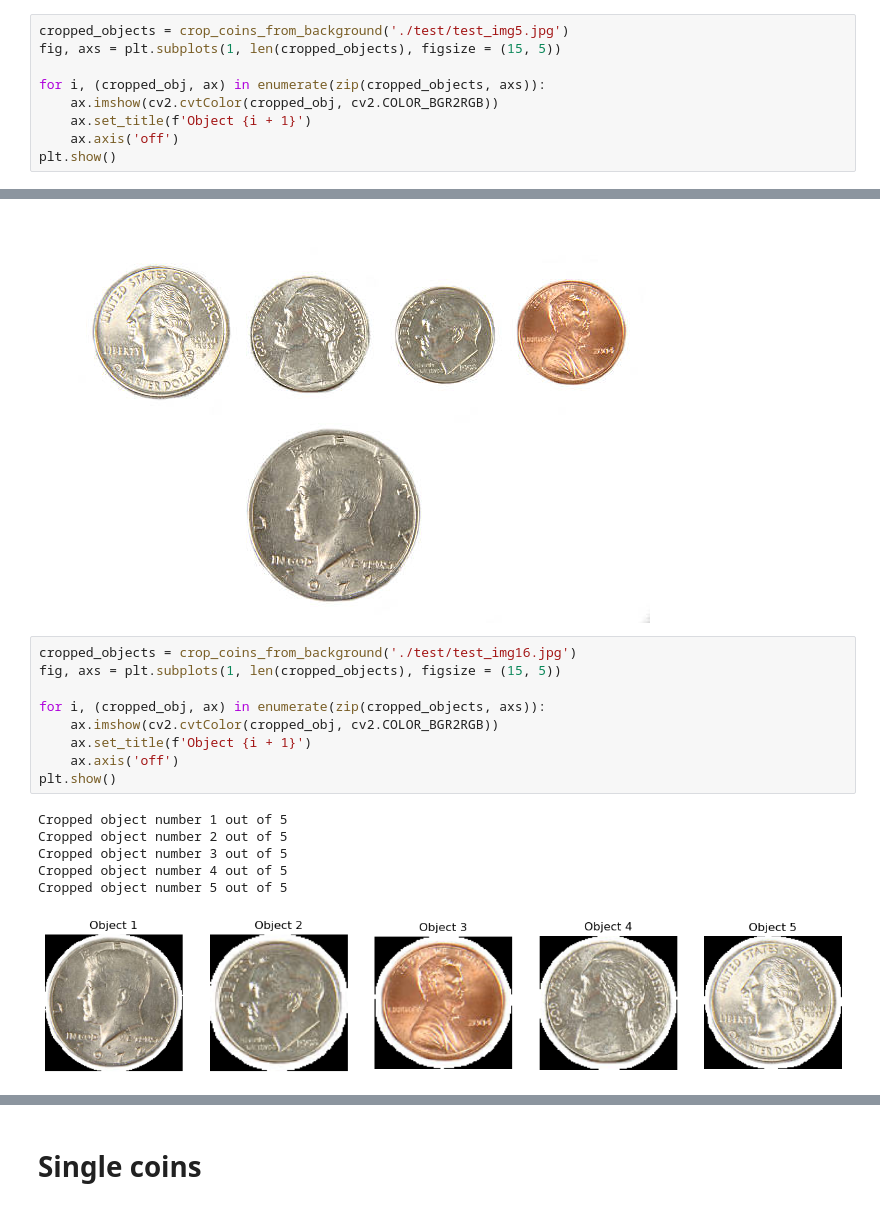
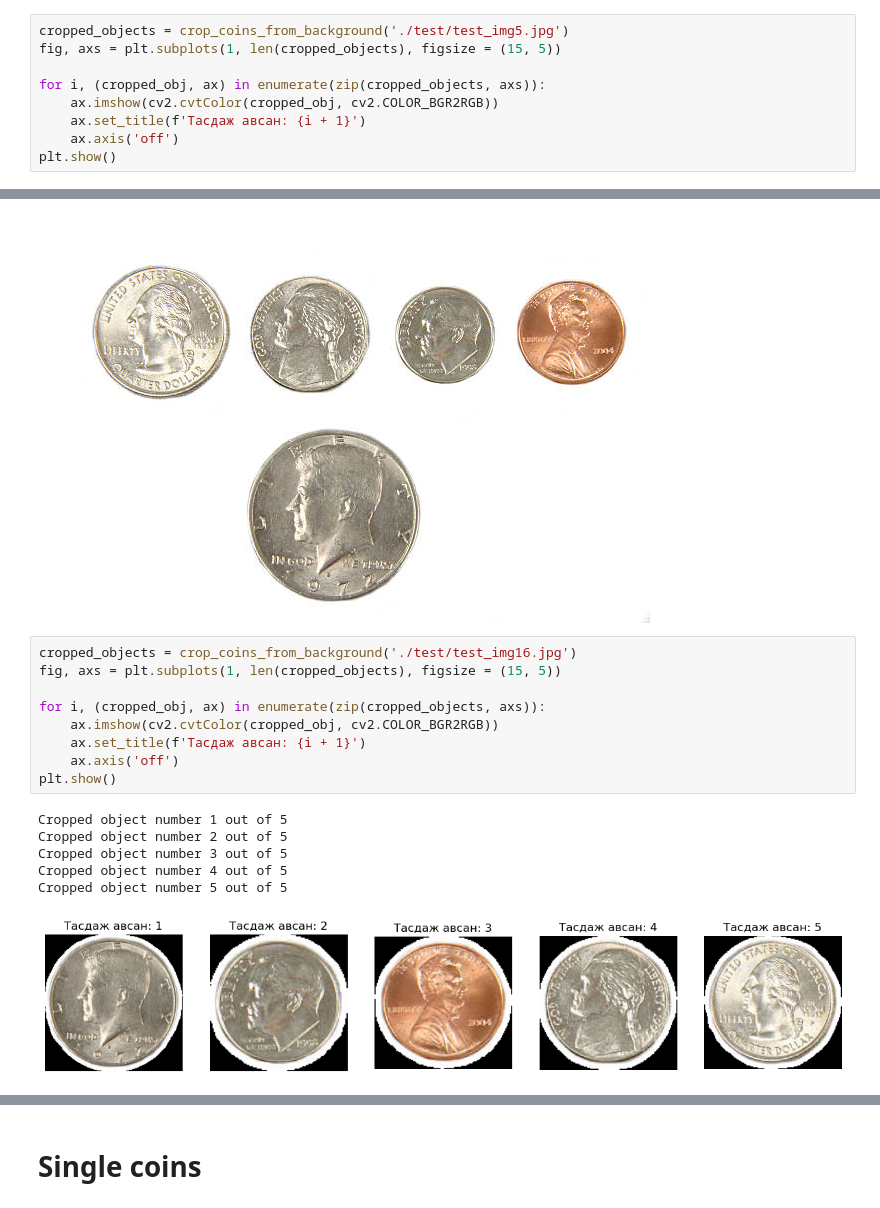
Before and after one commit to TemuujinE/NUM-Pattern-Recognition, a Jupyter notebook: lab3/coin_detect_and_crop.ipynb, the cells around one changed output, grey strips where cells are left out. Drawn from its saved outputs; the diff is of its cells as text.

```diff
--- a/lab3/coin_detect_and_crop.ipynb
+++ b/lab3/coin_detect_and_crop.ipynb
@@ -73,7 +73,7 @@ fig, axs = plt.subplots(1, len(cropped_objects), figsize = (15, 5))
 
 for i, (cropped_obj, ax) in enumerate(zip(cropped_objects, axs)):
     ax.imshow(cv2.cvtColor(cropped_obj, cv2.COLOR_BGR2RGB))
-    ax.set_title(f'Object {i + 1}')
+    ax.set_title(f'Тасдаж авсан: {i + 1}')
     ax.axis('off')
 plt.show()
 # %% [output]
@@ -89,18 +89,18 @@ Image.open(('./test/test_img16.jpg'))
 # %%
 cropped_objects = crop_coins_from_background('./test/test_img16.jpg')
 fig, axs = plt.subplots(1, len(cropped_objects), figsize = (15, 5))
 
 for i, (cropped_obj, ax) in enumerate(zip(cropped_objects, axs)):
     ax.imshow(cv2.cvtColor(cropped_obj, cv2.COLOR_BGR2RGB))
-    ax.set_title(f'Object {i + 1}')
+    ax.set_title(f'Тасдаж авсан: {i + 1}')
     ax.axis('off')
 plt.show()
 # %% [output]
 Cropped object number 1 out of 5
 Cropped object number 2 out of 5
 Cropped object number 3 out of 5
 Cropped object number 4 out of 5
 Cropped object number 5 out of 5
-[figure, old version]
+[figure, new version]
 # %%
 cropped_objects = crop_coins_from_background('./test/test_img16.jpg')
```
Also changed, not shown: parts of 5 cells of this notebook, 40 other files.
